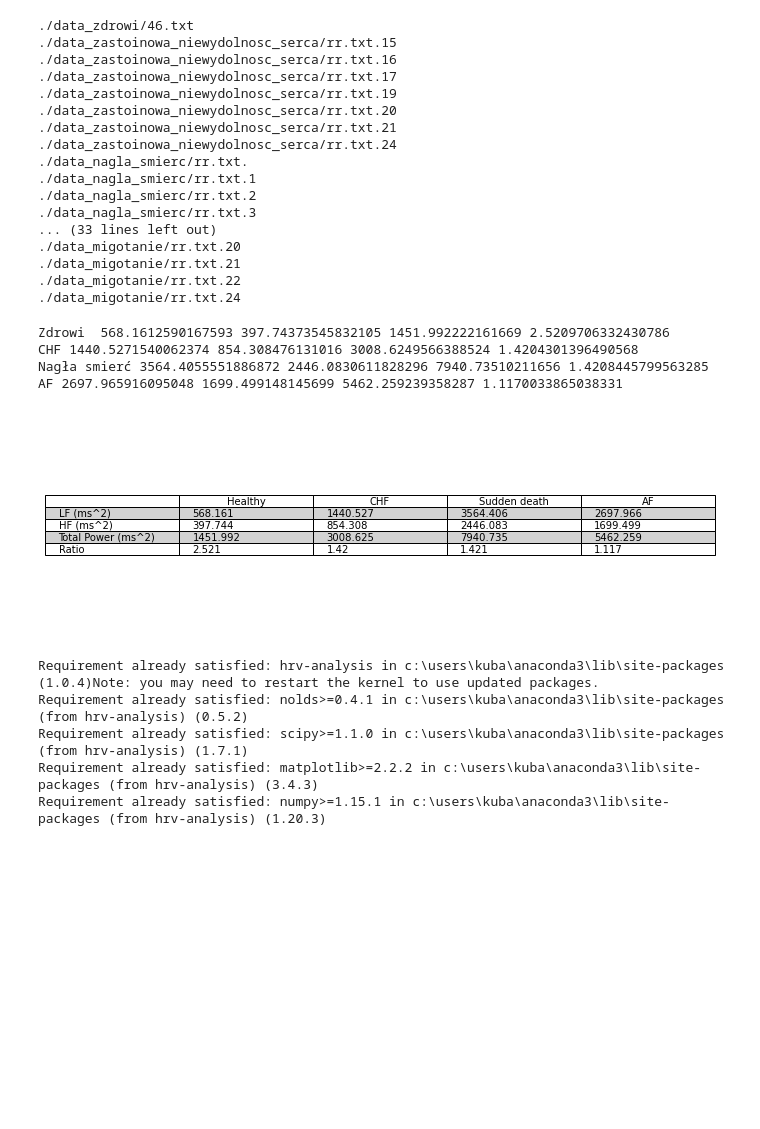
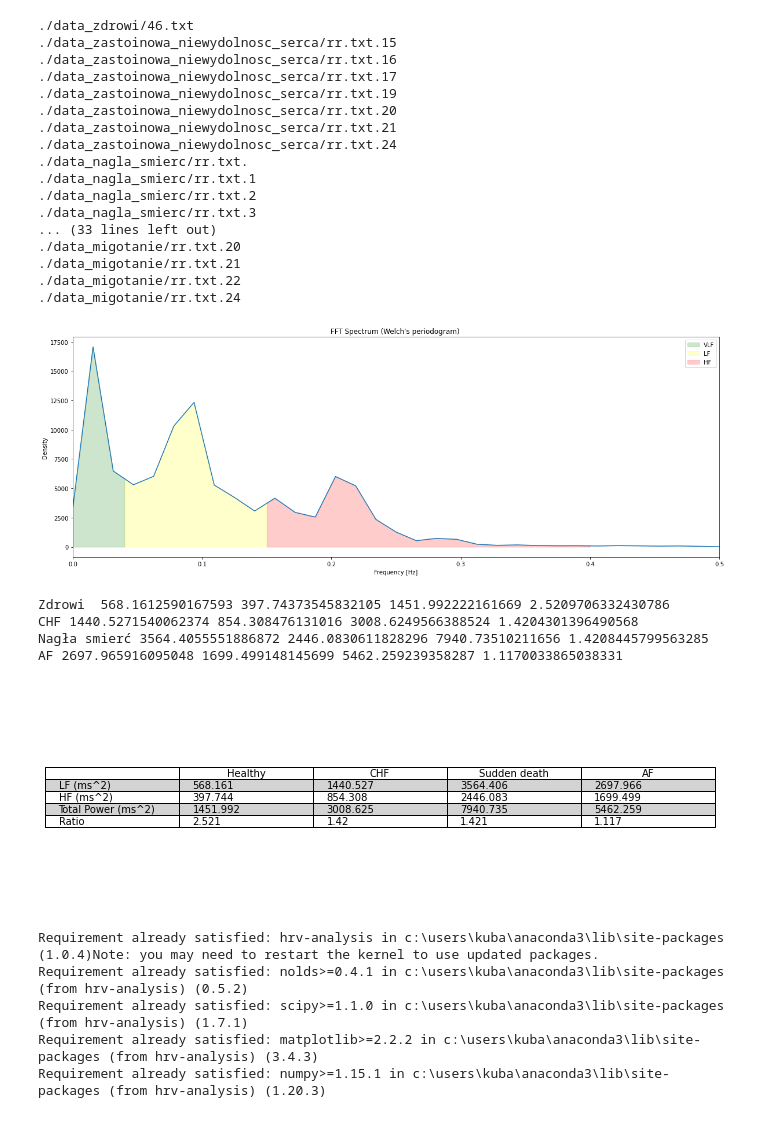
Before and after one commit to JakubJaroszewski/inzynierka, a Jupyter notebook: analiza_w_dziedzinie_czestotliwosci.ipynb, the cells around one changed output. Saved outputs shown, nothing was run; the diff lists cells and outputs as text; code cells hidden in the pictures; blank space fills up the shorter version.

```diff
--- a/analiza_w_dziedzinie_czestotliwosci.ipynb
+++ b/analiza_w_dziedzinie_czestotliwosci.ipynb
@@ -169,6 +170,7 @@ for i in range(0,len(data_array_NN),1):
   total_power_list.append(frequencydomain(data_array_NN[i],False)[2])
   lf_hf_ratio_list.append(frequencydomain(data_array_NN[i],False)[3])
 
+frequencydomain(data_array_NN[5],True)
 
 lf_data_array_heart=[]
 hf_data_array_heart=[]
@@ -344,38 +346,39 @@ pp.close()
 # plt.show()
 # TOTAL POWER KONIEC
 
 
 # RATIO POCZATEK
 # plt.figure(figsize=(16, 9))# Tworzenie histogramu
 # bins=np.linspace(0,3,11)
 # bins=np.round(bins,2)
 
 # hf_power_list2=count_elements_in_bins(lf_hf_ratio_list, bins)
 # hf_data_array_heart2=count_elements_in_bins(ratio_data_array_heart, bins)
 # hf_power_list_failure2= count_elements_in_bins(lf_hf_ratio_list_heart_failure, bins)
 # hf_data_array_heart_AF2= count_elements_in_bins(ratio_data_array_heart_AF, bins)
 
 
 # x_axis = np.arange(len(bins))# Rysuj słupki dla różnych kategorii
 
 # plt.bar(x_axis+0.25,hf_power_list2, width=0.25, label='Zdrowi',edgecolor='black')
 # plt.bar(x_axis+0.25*2, hf_data_array_heart2, width=0.25, color='red', label='Niewydolność serca', edgecolor='black')
 # plt.bar(x_axis + 0.25*3, hf_power_list_failure2, width=0.25,  color='green', label='Nagła śmierć', edgecolor='black')
 # plt.bar(x_axis + 0.25*4, hf_data_array_heart_AF2, width=0.25, color='c', label='Migotanie przedsionków', edgecolor='black')
 # plt.ylabel('Liczba')
 # plt.xticks(x_axis+0.1,bins)
 # plt.legend()
 # plt.title('Histogram LF/HL RATIO')
 # plt.tight_layout()
 # plt.savefig('Histogram_RATIO.png')
 # plt.show()
 # RATIO KONIEC
 # %% [output]
+[figure, new version]
 Zdrowi  568.1612590167593 397.74373545832105 1451.992222161669 2.5209706332430786
 CHF 1440.5271540062374 854.308476131016 3008.6249566388524 1.4204301396490568
 Nagła smierć 3564.4055551886872 2446.0830611828296 7940.73510211656 1.4208445799563285
 AF 2697.965916095048 1699.499148145699 5462.259239358287 1.1170033865038331
-[figure, old version]
+[figure, added]
 # %%
 pip install hrv-analysis
 # %% [output]
```
Also changed, not shown: parts of 1 cell of this notebook, 6 other files.
